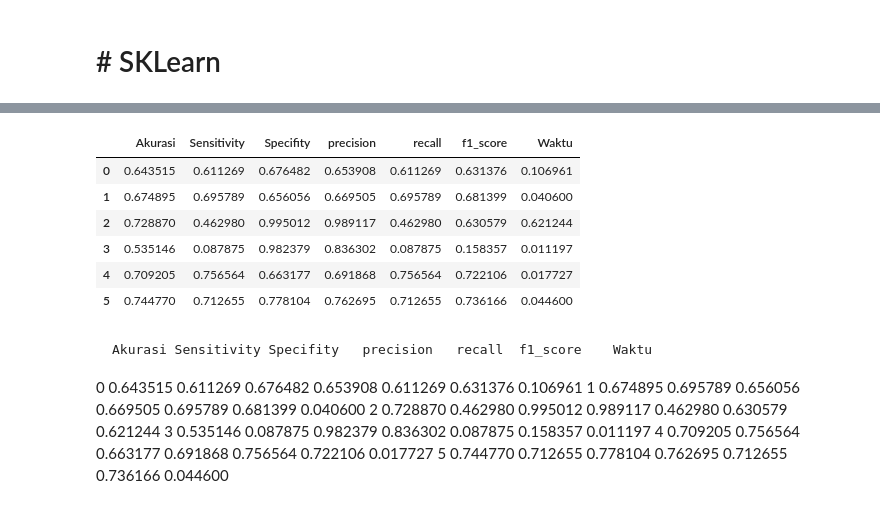
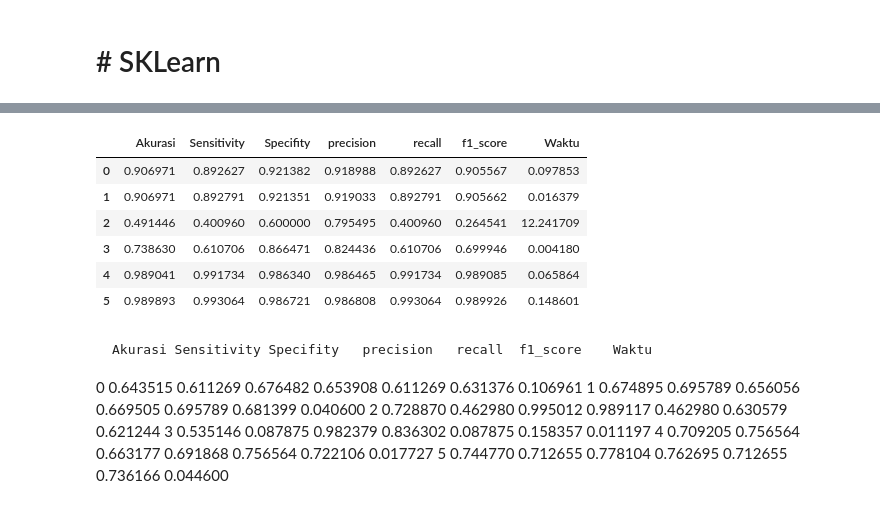
Before and after one commit to ekoabdulaziz96/deteksi_fraud_supervised, a Jupyter notebook: PAYSIM_UnderSampling_PemodelanRF_FeatureImportance_pemodelan_klasik_.ipynb, the cells around one changed output, grey strips where cells are left out. Drawn from its saved outputs; the diff is of its cells as text; code cells hidden in the pictures.

```diff
--- a/PAYSIM_UnderSampling_PemodelanRF_FeatureImportance_pemodelan_klasik_.ipynb
+++ b/PAYSIM_UnderSampling_PemodelanRF_FeatureImportance_pemodelan_klasik_.ipynb
@@ -802,39 +913,54 @@ skenario_1['6'] = clf_RF
 # %%
+result = {}
 for i in skenario_1:
 #     print('komposisi', skenario_1[i])
 
     clf_skenario = skenario_1[i]
 
-    result_SKLearn = run_skenarion_1(clf_skenario,X_new,y_new,5)
+#     result_SKLearn = run_skenarion_1(clf_skenario,X_new,y_new,5)
 #     print(result_SKLearn)
 
-    nama_file = 'hasil/skenario2/random/komposisi999.csv'
-    nama_file = nama_file.replace('999',str(i))
+    result[i] = run_skenarion_1(clf_skenario,X_new,y_new,5)
 
-    result_SKLearn.to_csv(nama_file, sep=';',index=False)
+#     nama_file = 'komposisi999.csv'
+#     nama_file = nama_file.replace('999',str(i))
+
+#     result_SKLearn.to_csv(nama_file, sep=';',index=False)
+#     !cp komposisi1.csv drive/My\ Drive/
+# %%
+df_result = pd.DataFrame()
+for i in skenario_1:
+    df_result = df_result.append(result[i].iloc[5:,:])
+
+df_result.insert(loc=0, column='No', value=list(range(df_result.shape[0])))
+df_result = df_result.set_index('No')
+
+del df_result.index.name
+
+df_result
+# %% [output]
+|  | Akurasi | Sensitivity | Specifity | precision | recall | f1_score | Waktu |
+| 0 | 0.906971 | 0.892627 | 0.921382 | 0.918988 | 0.892627 | 0.905567 | 0.097853 |
+| 1 | 0.906971 | 0.892791 | 0.921351 | 0.919033 | 0.892791 | 0.905662 | 0.016379 |
+| 2 | 0.491446 | 0.400960 | 0.600000 | 0.795495 | 0.400960 | 0.264541 | 12.241709 |
+| 3 | 0.738630 | 0.610706 | 0.866471 | 0.824436 | 0.610706 | 0.699946 | 0.004180 |
+| 4 | 0.989041 | 0.991734 | 0.986340 | 0.986465 | 0.991734 | 0.989085 | 0.065864 |
+| 5 | 0.989893 | 0.993064 | 0.986721 | 0.986808 | 0.993064 | 0.989926 | 0.148601 |
 # %%
-df_result = pd.DataFrame()
-for i in skenario_1:
-    nama_file = 'hasil/skenario2/random/komposisi999.csv'
-    nama_file = nama_file.replace('999',str(i))
-    df_komposisi = pd.read_csv(nama_file,sep=";")
-    df_result = df_result.append(df_komposisi.iloc[5:,:])
+# df_result = pd.DataFrame()
+# for i in skenario_1:
+#     nama_file = 'hasil/skenario2/random/komposisi999.csv'
+#     nama_file = nama_file.replace('999',str(i))
+#     df_komposisi = pd.read_csv(nama_file,sep=";")
+#     df_result = df_result.append(df_komposisi.iloc[5:,:])
 
-df_result.insert(loc=0, column='No', value=list(range(df_result.shape[0])))
-df_result = df_result.set_index('No')
+# df_result.insert(loc=0, column='No', value=list(range(df_result.shape[0])))
+# df_result = df_result.set_index('No')
 
-del df_result.index.name
+# del df_result.index.name
 
-df_result.to_csv('hasil/skenario2/random/result.csv', sep=';',index=False)
-df_result
+# df_result.to_csv('hasil/skenario2/random/result.csv', sep=';',index=False)
+# df_result
-# %% [output]
-|  | Akurasi | Sensitivity | Specifity | precision | recall | f1_score | Waktu |
-| 0 | 0.643515 | 0.611269 | 0.676482 | 0.653908 | 0.611269 | 0.631376 | 0.106961 |
-| 1 | 0.674895 | 0.695789 | 0.656056 | 0.669505 | 0.695789 | 0.681399 | 0.040600 |
-| 2 | 0.728870 | 0.462980 | 0.995012 | 0.989117 | 0.462980 | 0.630579 | 0.621244 |
-| 3 | 0.535146 | 0.087875 | 0.982379 | 0.836302 | 0.087875 | 0.158357 | 0.011197 |
-| 4 | 0.709205 | 0.756564 | 0.663177 | 0.691868 | 0.756564 | 0.722106 | 0.017727 |
-| 5 | 0.744770 | 0.712655 | 0.778104 | 0.762695 | 0.712655 | 0.736166 | 0.044600 |
 # %% [markdown]
 	Akurasi	Sensitivity	Specifity	precision	recall	f1_score	Waktu
 0	0.643515	0.611269	0.676482	0.653908	0.611269	0.631376	0.106961
```
Also changed, not shown: parts of 23 cells of this notebook.
